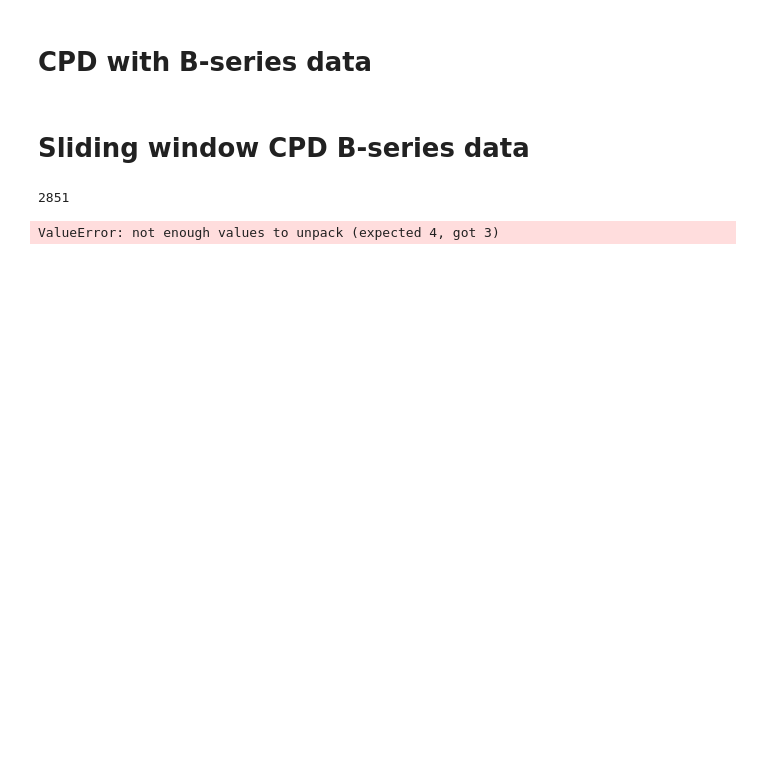
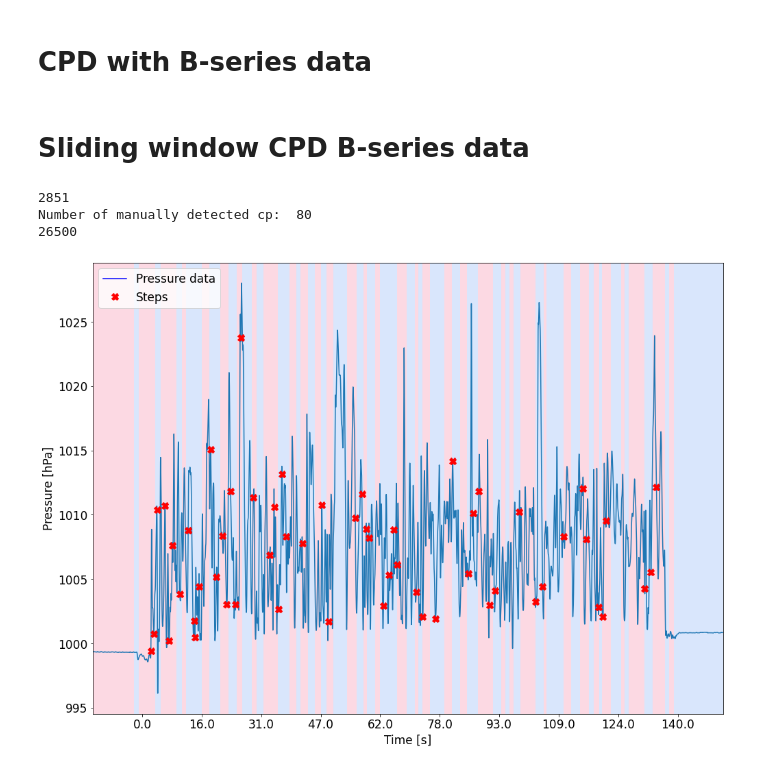
Before and after one commit to gecocowie/Master_thesis, a Jupyter notebook: python/CPD_Bseries.ipynb, the cells around one changed output. Saved outputs shown, nothing was run; the diff lists cells and outputs as text; code cells hidden in the pictures; blank space fills up the shorter version.

Commit message:
Minor changes, plots etc...

```diff
--- a/python/CPD_Bseries.ipynb
+++ b/python/CPD_Bseries.ipynb
@@ -12,15 +12,6 @@ filenames_B = np.unique(filenames_B)#remove duplicate files
 # %% [markdown]
 # Sliding window CPD B-series data
 # %%
-"""B56 A14 A1"""
-path_B56="/Users/georgecowie/Documents/Master/Masteroppgave/Master_thesis/MatLab/B56/\B560818162851.csv"
-B56_18082020,B56_18082020_low_pass, B56_18082020_n,v_tot = gen_signal(path_B56)
-acc = np.diff(v_tot)/0.01
-#B56_bkps = window_cpd(B56_18082020_low_pass[:,-1],"ar",width = 200,jump = 10,dim = 3,sigma=0.7)
-#B56_bkps = window_cpd(acc,"ar",width = 200,jump = 10,dim = 1,sigma=0.1)
-#B56_bkps = window_cpd(v_tot,"ar",width = 100,jump = 10,dim = 1,sigma=4)
-B56_bkps_1 = window_cpd(B56_18082020,"ar",width = 100,jump = 10,dim = 6,sigma=1)
-
 B56_18082020_start = 12729#B56_bkps[0]#12729
 B56_18082020_end = 27149
 time_B56_18082020 = time_array(B56_18082020_start,B56_18082020_end)
@@ -31,16 +22,54 @@ B56_18082020_vcp_idx = index_finder(B56_18082020_vcp,time_B56_18082020,B56_18082
 B56_18082020_meanders = np.array([1.0,9.4,11.7,14.5,33.1,34.0,37.7,38.4,41.5,42.4,46.0,47.7,48.9,57.7,62.7,64.5,65.8,66.9,72.9,74.9,80.4,87.7,90.3,92.0,93.7,104.5,110.6,112.0,117.9,124.2,137.0])
 B56_18082020_meanders_idx = index_finder(B56_18082020_meanders,time_B56_18082020,B56_18082020_start)
 
-print("Number of manually detected cp: ",len(B56_18082020_meanders)+ len(B56_18082020_vcp))
-
-
-plt.plot(B56_18082020_vcp_idx,np.ones(len(B56_18082020_vcp_idx)),marker = "^", color = "y", label = "Hydrologic features",ls = "None")
-plt.plot(B56_18082020_meanders_idx,np.ones(len(B56_18082020_meanders_idx)),marker = "*", color = "b", label = "Meanders",ls = "None")
-plt.legend()
-plt.show()
+#load exel sheet of drifter observations
+B56_A14_excel_sheet_path = "/Users/georgecowie/Documents/Master/Masteroppgave/data/drifter_videos/2020/Video_features_A14_B56_reanalysed.xlsx"
+B56_A14_SS = pd.read_excel(B56_A14_excel_sheet_path,header = 8)
+B56_A14_SS["Middle_t"] = B56_A14_SS["Stop_corr"]-(B56_A14_SS["Stop_corr"]-B56_A14_SS["Start_corr"])/2
+A14steps = B56_A14_SS[B56_A14_SS["Feature id"] == 1].reset_index(drop=True)
+A14other = B56_A14_SS[B56_A14_SS["Feature id"] == 2].reset_index(drop=True)
+time_A14 = time_array(12500,26500)
+A14_HF_idx = index_finder(B56_A14_SS["Middle_t"],time_A14,12500)-12500
+B56_18082020_vcp_idx = index_finder(A14steps["Middle_t"],time_A14,12500)
+#A14_HF_stop_idx = index_finder(B56_A14_HF_stop,time_A14,start)-start
-# %% [output]
-2851
-ValueError: not enough values to unpack (expected 4, got 3)
+# %%
+"""B56 A14 A1"""
+path_B56="/Users/georgecowie/Documents/Master/Masteroppgave/Master_thesis/MatLab/B56/\B560818162851.csv"
+B56_18082020,B56_18082020_low_pass,v_tot = gen_signal(path_B56)
+acc = np.diff(v_tot)/0.01
+B56_bkps_1 = window_cpd(B56_18082020_low_pass[:,[0,2]],"ar",width = 150,jump = 10,dim = 3,sigma=0.1)
+#B56_bkps = window_cpd(acc,"ar",width = 200,jump = 10,dim = 1,sigma=0.1)
+#B56_bkps = window_cpd(v_tot,"ar",width = 100,jump = 10,dim = 1,sigma=4)
+#B56_bkps_1 = window_cpd(B56_18082020,"ar",width = 100,jump = 10,dim = 6,sigma=1)
+
+
+%matplotlib inline
+plt.rcParams.update({'font.size': 17})
+print("Number of manually detected cp: ",len(B56_18082020_meanders)+ len(B56_18082020_vcp))
+
+fig, ax_list = rpt.display(B56_18082020_low_pass[:,[0]], B56_bkps_1,computed_chg_pts_linewidth=1,figsize=(14,10))
+ax = ax_list[0]
+ax.set_xlabel("Time [s]")
+ax.set_ylabel("Pressure [hPa]")
+
+n = 26500#len(B56_18082020_low_pass[:,[0]])
+print(n)
+ax.set_xticks(np.linspace(12500,n,10)) # values
+ax.set_xticklabels(np.around(np.linspace(12500,n,10)/100-12500/100,0)) # labels
+ax.plot(B56_18082020_low_pass[0:1,[0]],c="b",label="Pressure data")
+ax.set_xlim(11200,27700)
+ax.plot(B56_18082020_vcp_idx,B56_18082020_low_pass[:,[0]][B56_18082020_vcp_idx],marker = "X",c = "r",ls="None",markersize="10",label="Steps")
+#ax.set_xticks(np.intspace(0,len(B56_18082020_low_pass[:,[0]])),np.intspace(0,len(B56_18082020_low_pass[:,[0]])))
+#plt.plot(B56_18082020_vcp_idx,np.ones(len(B56_18082020_vcp_idx)),marker = "^", color = "y", label = "Hydrologic features",ls = "None")
+#plt.plot(B56_18082020_meanders_idx,np.ones(len(B56_18082020_meanders_idx)),marker = "*", color = "b", label = "Meanders",ls = "None")
+#plt.legend()
+ax.legend()
+plt.show()
+# %% [output]
+2851
+Number of manually detected cp:  80
+26500
+[figure, added]
 # %%
 plt.close()
 """B14 A13-A1
```
Also changed, not shown: parts of 5 cells of this notebook.
